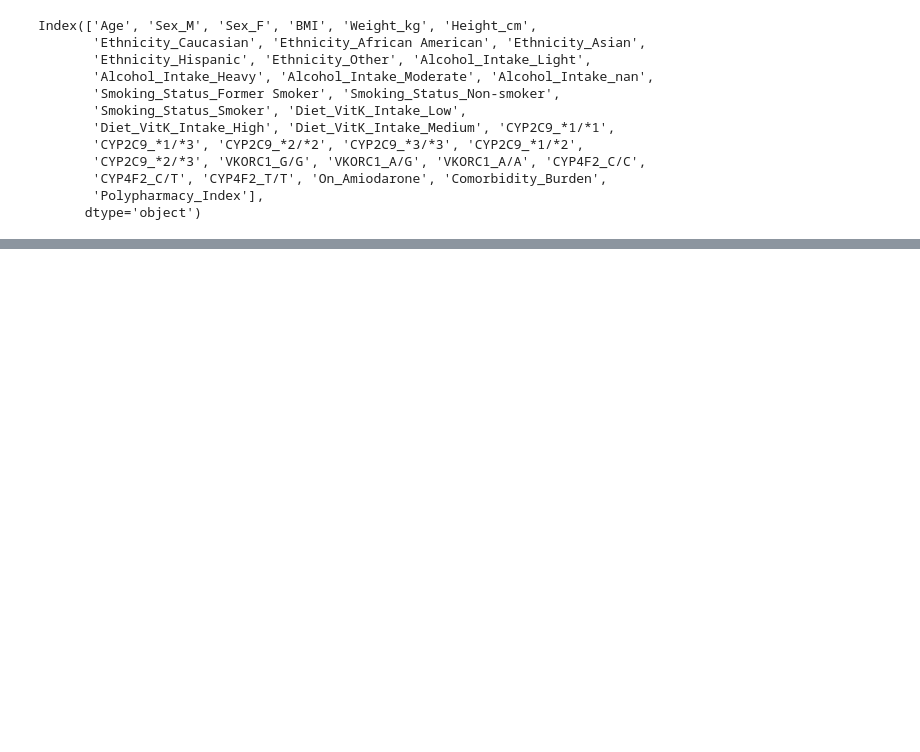
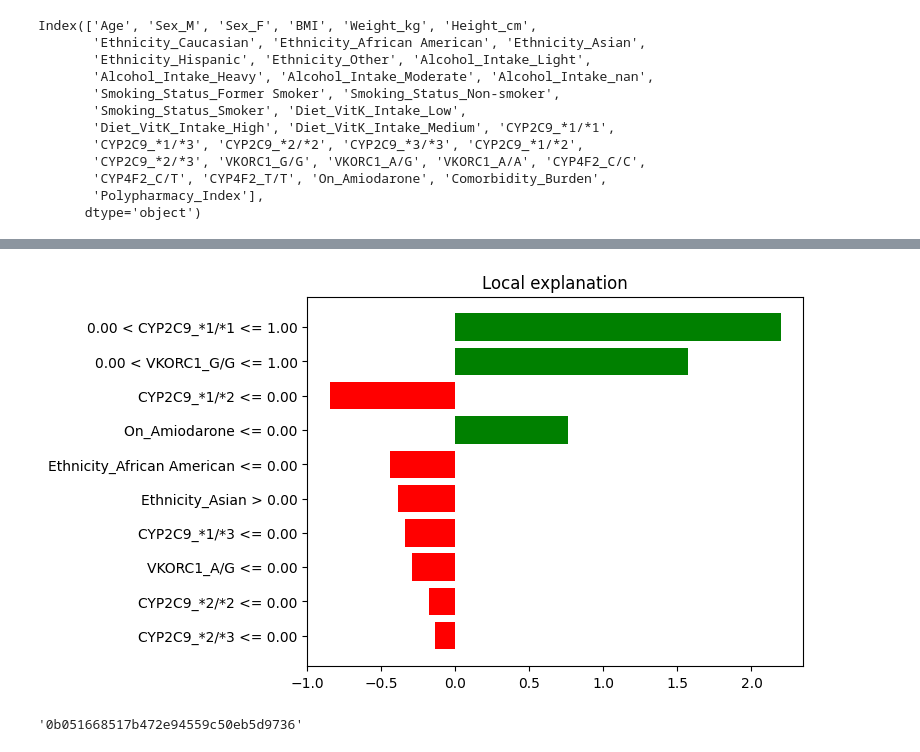
Before and after one commit to nuwechue777/Smarter-Anticoagulant-Dosing-Through-Precision-Medicine, a Jupyter notebook: src/EDA_&_Modelling.ipynb, the cells around one changed output, grey strips where cells are left out. Saved outputs shown, nothing was run; the diff lists cells and outputs as text; code cells hidden in the pictures; blank space fills up the shorter version.

```diff
--- a/src/EDA_&_Modelling.ipynb
+++ b/src/EDA_&_Modelling.ipynb
@@ -165,5 +166,5 @@ import mlflow.sklearn
 mlflow server --backend-store-uri sqlite:///mlflow.db --default-artifact-root ./mlruns --host 127.0.0.1 --port 5000
 # %%
 mlflow.set_tracking_uri('http://127.0.0.1:5000')
-mlflow.set_experiment('Genexa_Warfarin_Dosing')
+os.environ.pop('MLFLOW_TRACKING_URI', None)
 # %% [output]
@@ -222,3 +222,9 @@ In this section, we will train a **Decision Tree Regressor** model and track its
    - Model parameters (hyperparameters of the decision tree)
    - Evaluation metrics (MAE, RMSE, and R²)
    - The trained model itself using `mlflow.sklearn.log_model`
+# %%
+mlflow.get_registry_uri()
+mlflow.set_registry_uri('file:///Users/Projects/Smarter-Anticoagulant-Dosing-Through-Precision-Medicine/src/mlruns')
+# %%
+mlflow.get_tracking_uri()
+mlflow.set_tracking_uri('http://127.0.0.1:5000')
@@ -224,0 +245,2 @@ In this section, we will train a **Decision Tree Regressor** model and track its
+# %%
+mlflow.set_experiment('Genexia_Warfarin_Dosing')
@@ -565,3 +588,13 @@ explanation = explainer.explain_instance(instance[0], genexa_model.predict)
 explanation.show_in_notebook()
 # %% [output]
 [interactive output not drawn]
+# %%
+# Visualize the LIME explanation as a matplotlib figure
+fig = explanation.as_pyplot_figure()
+plt.show()
+# %% [output]
+[figure, added]
+# %%
+run.run_id[0]
+# %% [output]
+'0b051668517b472e94559c50eb5d9736'
```
Also changed, not shown: parts of 27 cells of this notebook, 28 other files.
